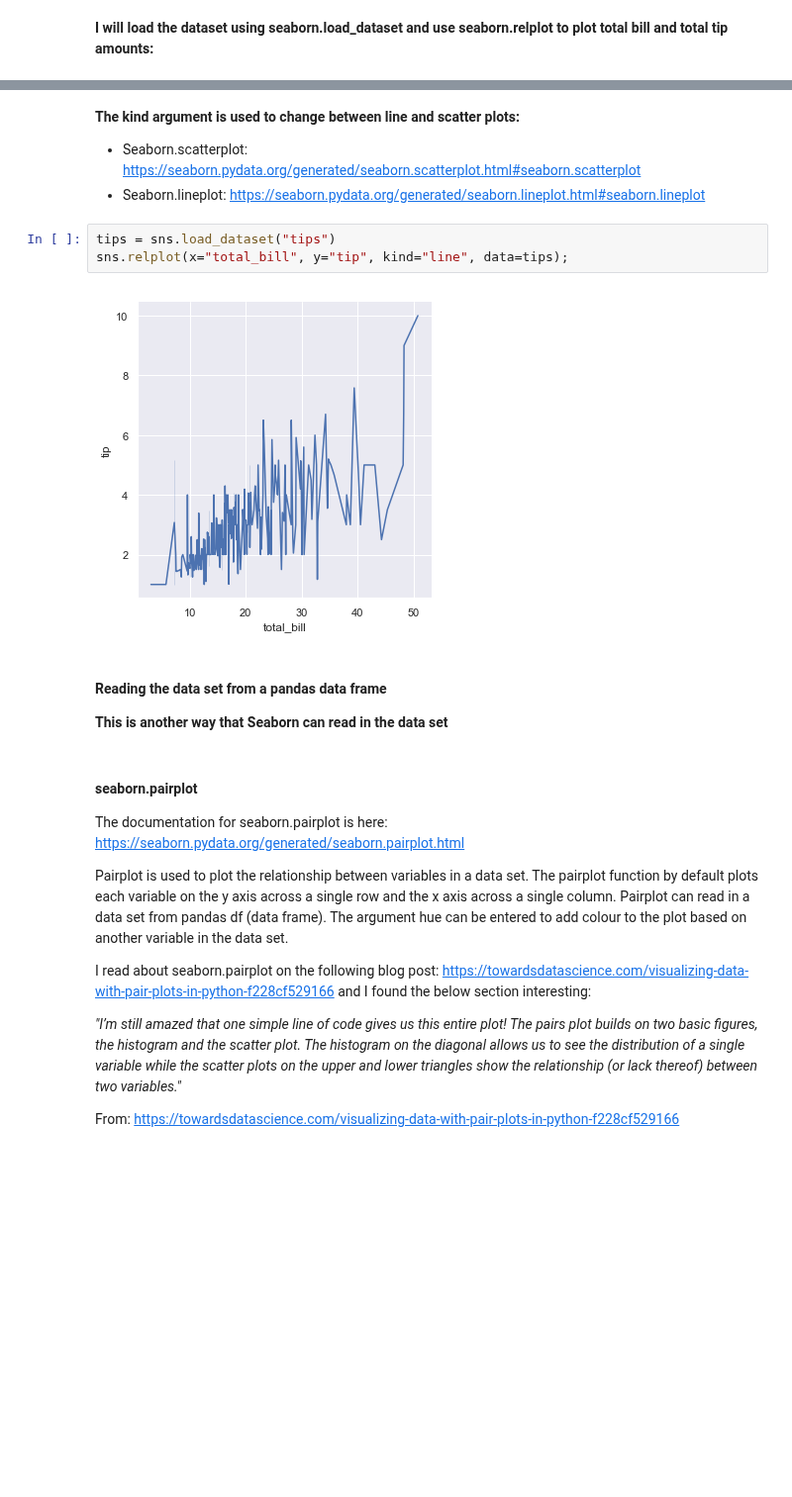
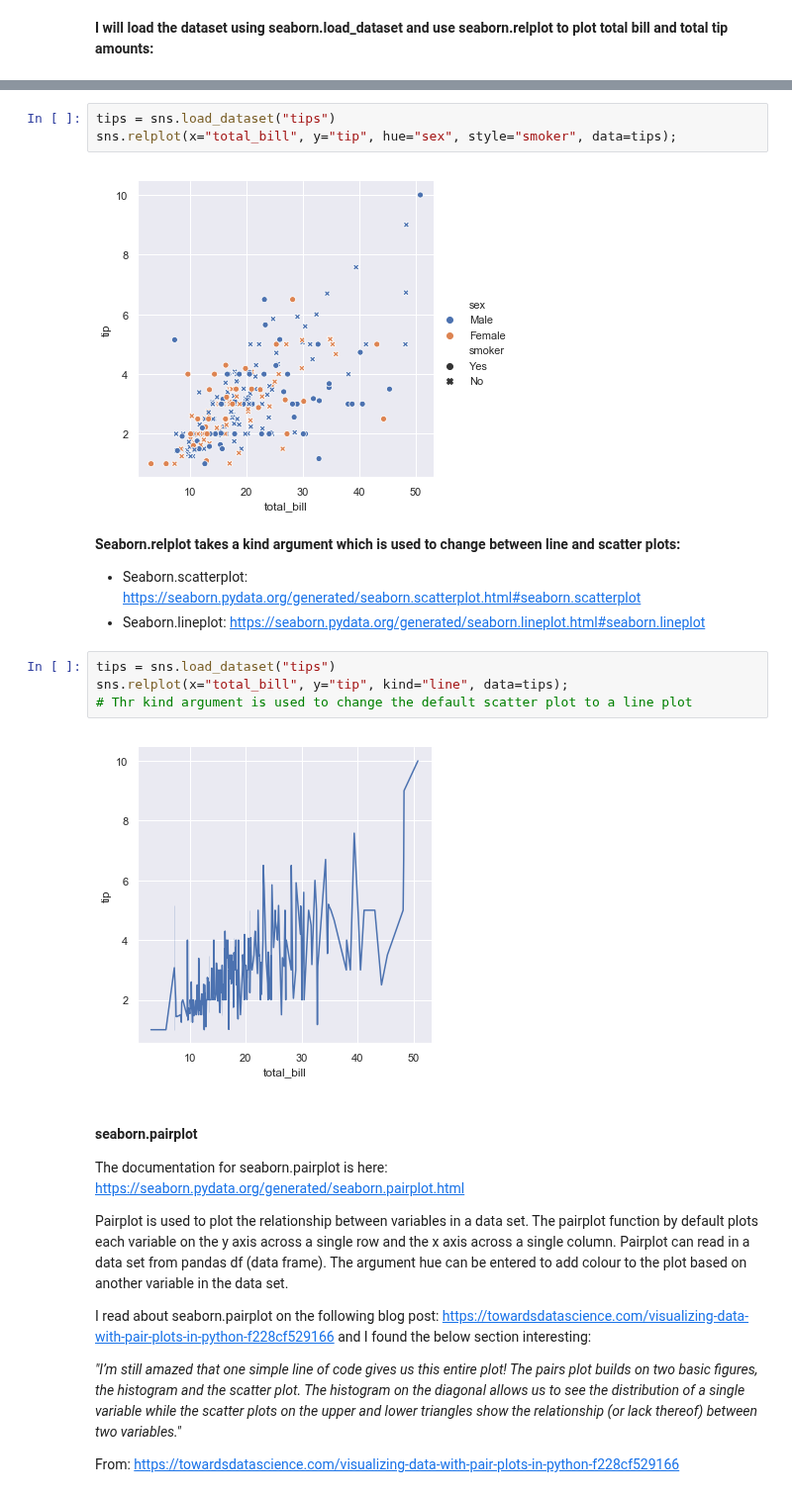
Before and after one commit to johndunne2019/Fundamentals-of-Data-Analysis-Project-2019, a Jupyter notebook: Tips-Dataset.ipynb, the cells around one changed output, grey strips where cells are left out. Shown at 99% size. Cells and saved outputs as stored; diff of their text form; blank space fills up the shorter version.

Commit message:
seaborn.relplot style argument

```diff
--- a/Tips-Dataset.ipynb
+++ b/Tips-Dataset.ipynb
@@ -345,16 +365,18 @@ sns.relplot(x="total_bill", y="tip", hue="sex", data=tips);
+# %%
+tips = sns.load_dataset("tips")
+sns.relplot(x="total_bill", y="tip", hue="sex", style="smoker", data=tips);
+# %% [output]
+[figure, added]
 # %% [markdown]
-**The kind argument is used to change between line and scatter plots:**
+**Seaborn.relplot takes a kind argument which is used to change between line and scatter plots:**
 * Seaborn.scatterplot: https://seaborn.pydata.org/generated/seaborn.scatterplot.html#seaborn.scatterplot
 * Seaborn.lineplot: https://seaborn.pydata.org/generated/seaborn.lineplot.html#seaborn.lineplot
 # %%
 tips = sns.load_dataset("tips")
 sns.relplot(x="total_bill", y="tip", kind="line", data=tips);
+# Thr kind argument is used to change the default scatter plot to a line plot
 # %% [output]
 [figure]
-# %% [markdown]
-#### Reading the data set from a pandas data frame
-
-**This is another way that Seaborn can read in the data set**
 # %% [markdown]
 #### seaborn.pairplot
 
```
Also changed, not shown: parts of 6 cells of this notebook.
